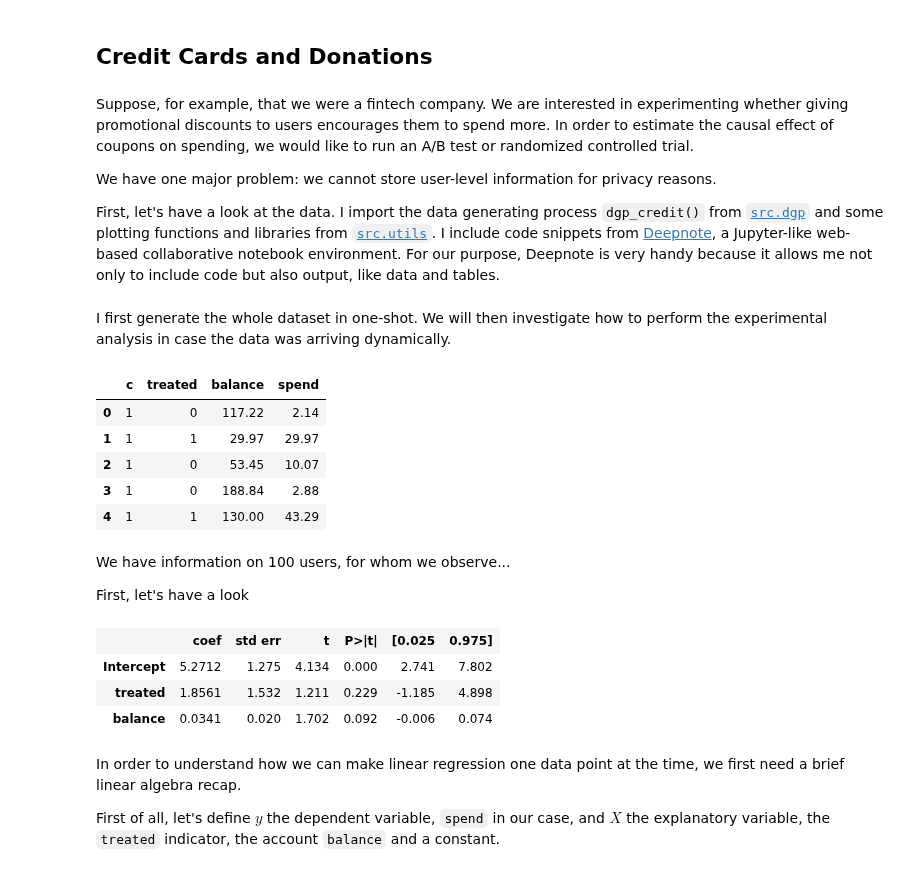
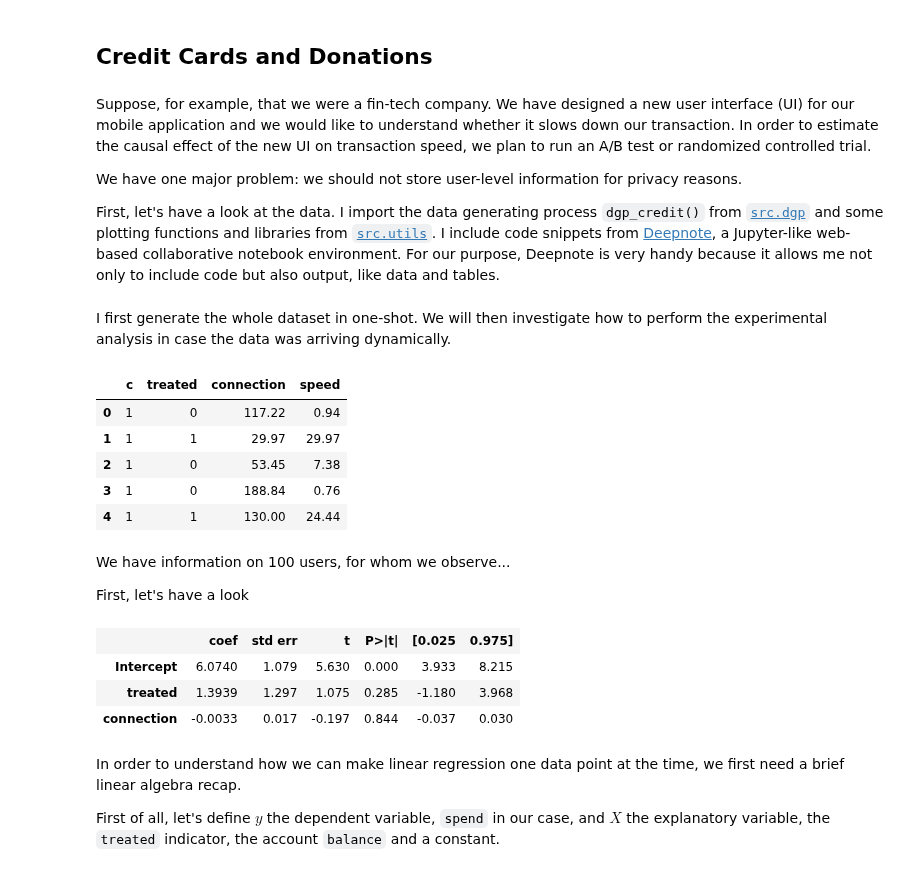
Before and after one commit to matteocourthoud/Blog-Posts, a Jupyter notebook: notebooks/online_reg.ipynb, the cells around one changed output. Saved outputs shown, nothing was run; the diff lists cells and outputs as text; code cells hidden in the pictures.

```diff
--- a/notebooks/online_reg.ipynb
+++ b/notebooks/online_reg.ipynb
@@ -11,9 +11,9 @@ One potential **privacy issue** is that one needs to store data about many users
 # %% [markdown]
 ## Credit Cards and Donations
 # %% [markdown]
-Suppose, for example, that we were a fintech company. We are interested in experimenting whether giving promotional discounts to users encourages them to spend more. In order to estimate the causal effect of coupons on spending, we would like to run an A/B test or randomized controlled trial.
+Suppose, for example, that we were a fin-tech company. We have designed a new user interface (UI) for our mobile application and we would like to understand whether it slows down our transaction. In order to estimate the causal effect of the new UI on transaction speed, we plan to run an A/B test or randomized controlled trial.
 
-We have one major problem: we cannot store user-level information for privacy reasons.
+We have one major problem: we should not store user-level information for privacy reasons.
 
 First, let's have a look at the data. I import the data generating process `dgp_credit()` from [`src.dgp`](https://github.com/matteocourthoud/Blog-Posts/blob/main/notebooks/src/dgp.py) and some plotting functions and libraries from [`src.utils`](https://github.com/matteocourthoud/Blog-Posts/blob/main/notebooks/src/utils.py). I include code snippets from [Deepnote](https://deepnote.com), a Jupyter-like web-based collaborative notebook environment. For our purpose, Deepnote is very handy because it allows me not only to include code but also output, like data and tables.
 # %%
@@ -24,29 +24,49 @@ from src.utils import *
 from src.dgp import dgp_credit
 # %% [markdown]
 I first generate the whole dataset in one-shot. We will then investigate how to perform the experimental analysis in case the data was arriving dynamically.
+# %%
+def generate_data(self, N=100, seed=0):
+        np.random.seed(seed)
+
+        # Connection speed
+        connection = np.random.lognormal(3, 1, N)
+
+        # Treatment assignment
+        treated = np.random.binomial(1, 0.5, N)
+
+        # Transfer speed
+        #spend = np.minimum(np.random.lognormal(1 + treated + 0.1*np.sqrt(balance), 2, N), balance)
+        speed = np.minimum(np.random.exponential(10 + 4*treated - 0.5*np.sqrt(connection), N), connection)
+
+        # Generate the dataframe
+        df = pd.DataFrame({'c': [1]*N, 'treated': treated,
+                           'connection': np.round(connection,2),
+                           'speed': np.round(speed,2)})
+
+        return df
 # %%
 N = 100
-df = dgp_credit.generate_data(N)
+df = generate_data(N)
 df.head()
 # %% [output]
-|  | c | treated | balance | spend |
-| 0 | 1 | 0 | 117.22 | 2.14 |
+|  | c | treated | connection | speed |
+| 0 | 1 | 0 | 117.22 | 0.94 |
 | 1 | 1 | 1 | 29.97 | 29.97 |
-| 2 | 1 | 0 | 53.45 | 10.07 |
-| 3 | 1 | 0 | 188.84 | 2.88 |
-| 4 | 1 | 1 | 130.00 | 43.29 |
+| 2 | 1 | 0 | 53.45 | 7.38 |
+| 3 | 1 | 0 | 188.84 | 0.76 |
+| 4 | 1 | 1 | 130.00 | 24.44 |
 # %% [markdown]
 We have information on 100 users, for whom we observe...
 
 First, let's have a look
 # %%
-model = smf.ols('spend ~ treated + balance', data=df).fit()
+model = smf.ols('speed ~ treated + connection', data=df).fit()
 model.summary().tables[1]
 # %% [output]
 |  | coef | std err | t | P>|t| | [0.025 | 0.975] |
-| Intercept | 5.2712 | 1.275 | 4.134 | 0.000 | 2.741 | 7.802 |
-| treated | 1.8561 | 1.532 | 1.211 | 0.229 | -1.185 | 4.898 |
-| balance | 0.0341 | 0.020 | 1.702 | 0.092 | -0.006 | 0.074 |
+| Intercept | 6.0740 | 1.079 | 5.630 | 0.000 | 3.933 | 8.215 |
+| treated | 1.3939 | 1.297 | 1.075 | 0.285 | -1.180 | 3.968 |
+| connection | -0.0033 | 0.017 | -0.197 | 0.844 | -0.037 | 0.030 |
 # %% [markdown]
 In order to understand how we can make linear regression one data point at the time, we first need a brief linear algebra recap.
 
```
Also changed, not shown: parts of 8 cells of this notebook, 4 other files.
